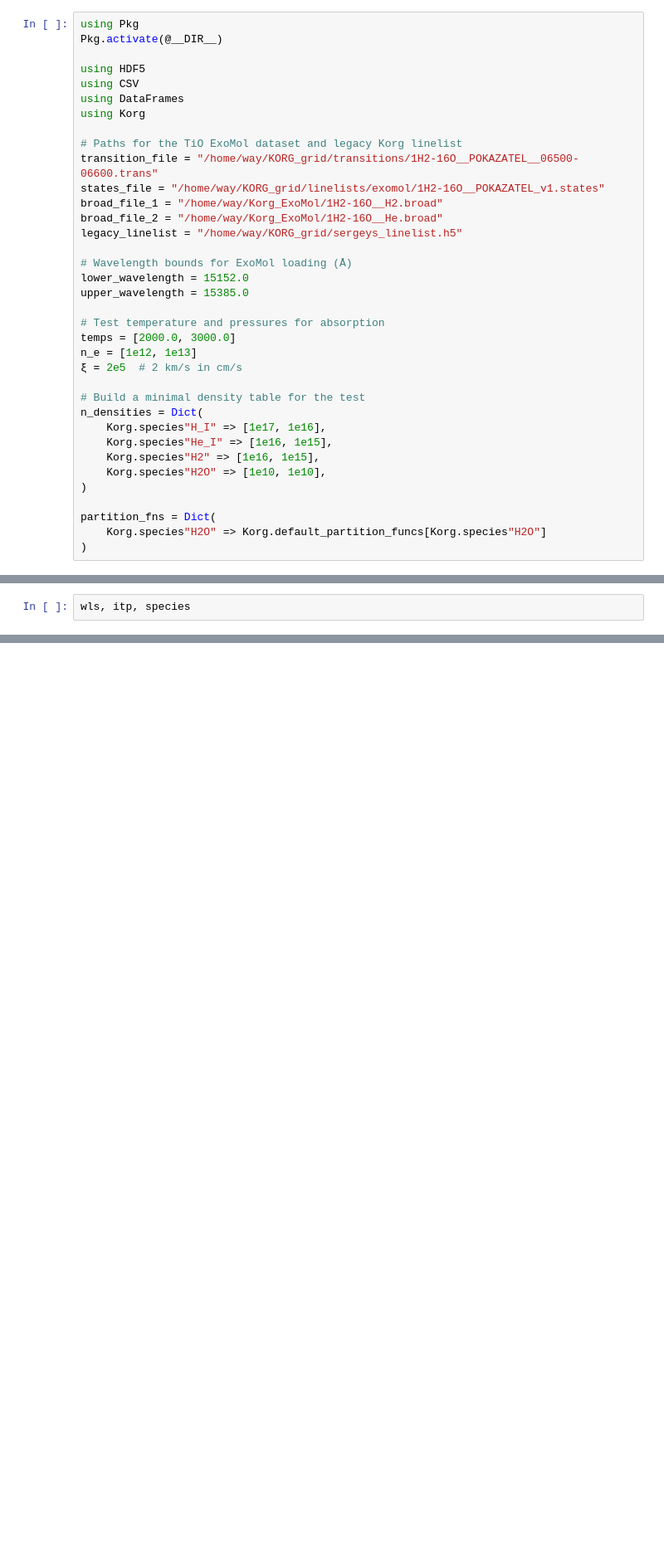
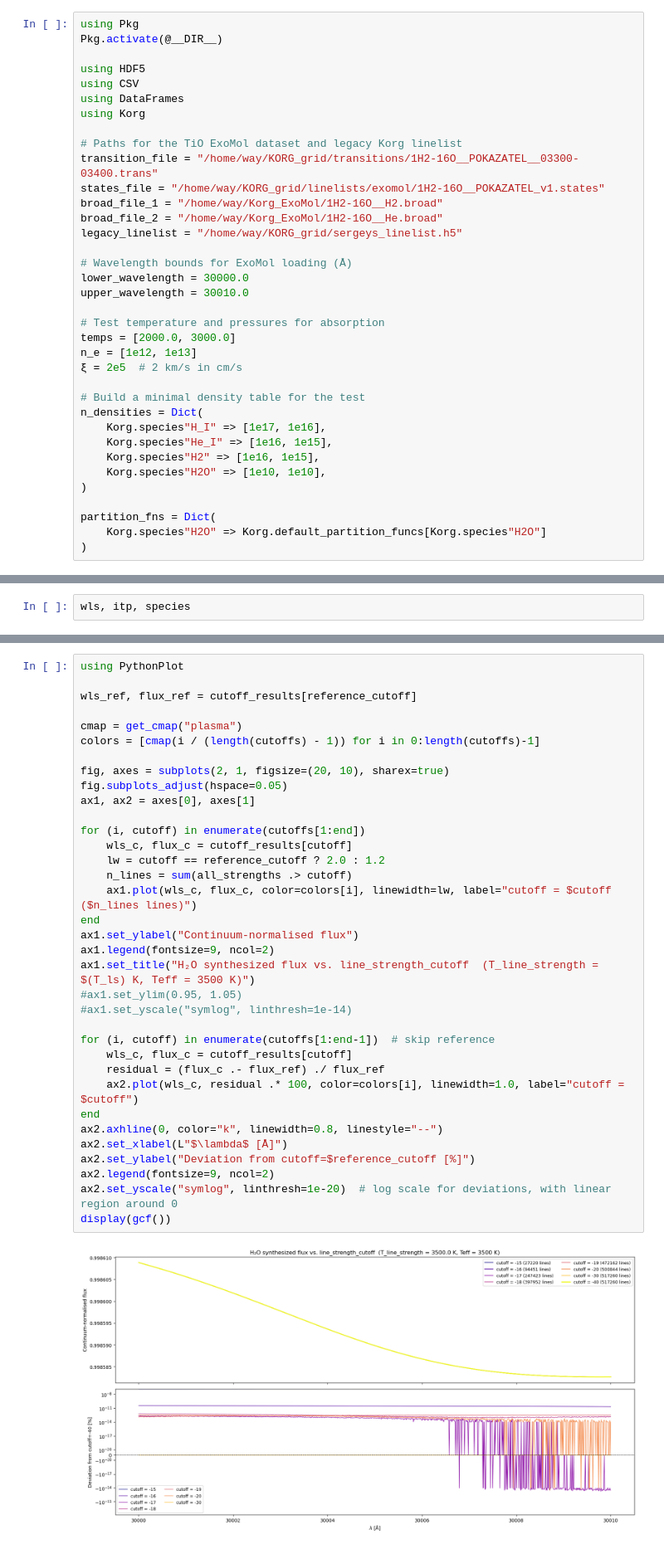
Before and after one commit to ajwheeler/Korg.jl, a Jupyter notebook: test_exomol_H2O.ipynb, the cells around one changed output, grey strips where cells are left out. Shown at 83% size. Cells and saved outputs as stored; diff of their text form; blank space fills up the shorter version.

```diff
--- a/test_exomol_H2O.ipynb
+++ b/test_exomol_H2O.ipynb
@@ -8,15 +8,15 @@ using DataFrames
 using Korg
 
 # Paths for the TiO ExoMol dataset and legacy Korg linelist
-transition_file = "/home/way/KORG_grid/transitions/1H2-16O__POKAZATEL__06500-06600.trans"
+transition_file = "/home/way/KORG_grid/transitions/1H2-16O__POKAZATEL__03300-03400.trans"
 states_file = "/home/way/KORG_grid/linelists/exomol/1H2-16O__POKAZATEL_v1.states"
 broad_file_1 = "/home/way/Korg_ExoMol/1H2-16O__H2.broad"
 broad_file_2 = "/home/way/Korg_ExoMol/1H2-16O__He.broad"
 legacy_linelist = "/home/way/KORG_grid/sergeys_linelist.h5"
 
 # Wavelength bounds for ExoMol loading (Å)
-lower_wavelength = 15152.0
-upper_wavelength = 15385.0
+lower_wavelength = 30000.0
+upper_wavelength = 30010.0
 
 # Test temperature and pressures for absorption
 temps = [2000.0, 3000.0]
@@ -270,0 +287,37 @@ wls, itp, species
+# %%
+using PythonPlot
+
+wls_ref, flux_ref = cutoff_results[reference_cutoff]
+
+cmap = get_cmap("plasma")
+colors = [cmap(i / (length(cutoffs) - 1)) for i in 0:length(cutoffs)-1]
+
+fig, axes = subplots(2, 1, figsize=(20, 10), sharex=true)
+fig.subplots_adjust(hspace=0.05)
+ax1, ax2 = axes[0], axes[1]
+
+for (i, cutoff) in enumerate(cutoffs[1:end])
+    wls_c, flux_c = cutoff_results[cutoff]
+    lw = cutoff == reference_cutoff ? 2.0 : 1.2
+    n_lines = sum(all_strengths .> cutoff)
+    ax1.plot(wls_c, flux_c, color=colors[i], linewidth=lw, label="cutoff = $cutoff ($n_lines lines)")
+end
+ax1.set_ylabel("Continuum-normalised flux")
+ax1.legend(fontsize=9, ncol=2)
+ax1.set_title("H₂O synthesized flux vs. line_strength_cutoff  (T_line_strength = $(T_ls) K, Teff = 3500 K)")
+#ax1.set_ylim(0.95, 1.05)
+#ax1.set_yscale("symlog", linthresh=1e-14)
+
+for (i, cutoff) in enumerate(cutoffs[1:end-1])  # skip reference
+    wls_c, flux_c = cutoff_results[cutoff]
+    residual = (flux_c .- flux_ref) ./ flux_ref
+    ax2.plot(wls_c, residual .* 100, color=colors[i], linewidth=1.0, label="cutoff = $cutoff")
+end
+ax2.axhline(0, color="k", linewidth=0.8, linestyle="--")
+ax2.set_xlabel(L"$\lambda$ [Å]")
+ax2.set_ylabel("Deviation from cutoff=$reference_cutoff [%]")
+ax2.legend(fontsize=9, ncol=2)
+ax2.set_yscale("symlog", linthresh=1e-20)  # log scale for deviations, with linear region around 0
+display(gcf())
+# %% [output]
+[figure, added]
```
Also changed, not shown: parts of 16 cells of this notebook, 4 other files.
